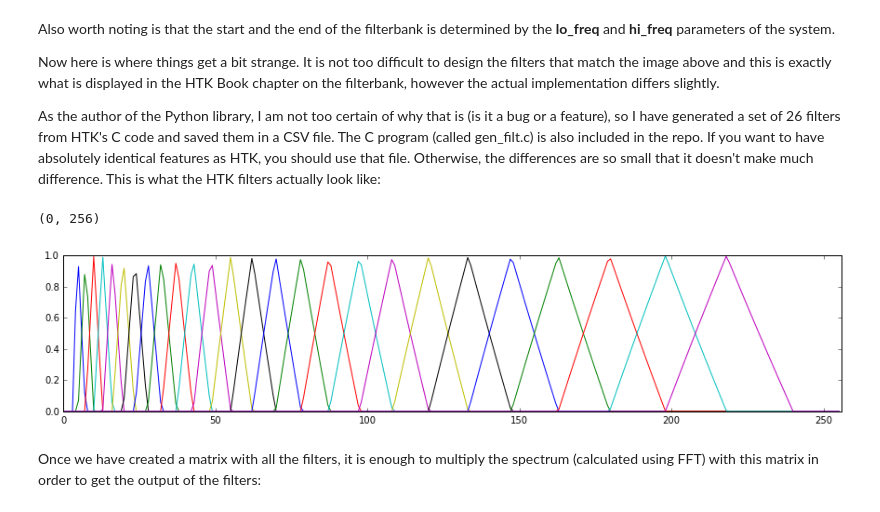
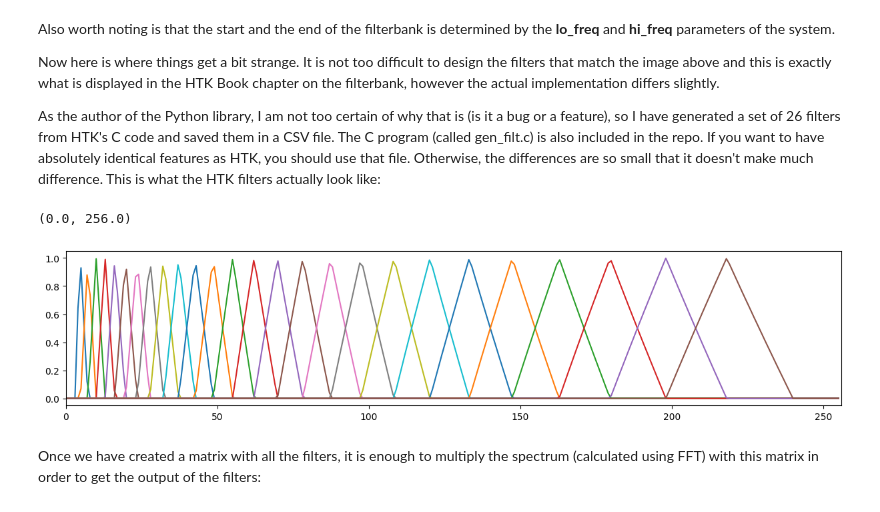
Before and after one commit to danijel3/PyHTK, a Jupyter notebook: notebooks/HTKFeaturesExplained.ipynb, the cells around one changed output. Cells and saved outputs as stored; diff of their text form; code cells hidden in the pictures.

```diff
--- a/notebooks/HTKFeaturesExplained.ipynb
+++ b/notebooks/HTKFeaturesExplained.ipynb
@@ -41,7 +39,7 @@ We will also plot the oscilogram and the spectrogram of the audio below.
 # %%
 mfcc=MFCC_HTK()
 
-signal = mfcc.load_raw_signal('../python-test/file.raw')
+signal = mfcc.load_raw_signal('../tests/file.raw')
 
 sig_len=signal.size/16000 #in seconds
 
@@ -255,15 +253,15 @@ slightly.
 
 As the author of the Python library, I am not too certain of why that is (is it a bug or a feature), so I have generated a set of 26 filters from HTK's C code and saved them in a CSV file. The C program (called gen_filt.c) is also included in the repo. If you want to have absolutely identical features as HTK, you should use that file. Otherwise, the differences are so small that it doesn't make much difference. This is what the HTK filters actually look like:
 # %%
-mfcc.load_filter('../python-test/filter.csv')
+mfcc.load_filter(Path("../tests/filter.csv"))
 
 P.figure(figsize=(15,3))
 for f in mfcc.filter_mat.T:
     P.plot(f)
 P.xlim(0,256)
 # %% [output]
-(0, 256)
+(0.0, 256.0)
-[figure, old version]
+[figure, new version]
 # %% [markdown]
 Once we have created a matrix with all the filters, it is enough to multiply the spectrum (calculated using FFT) with this matrix in order to get the output of the filters:
 # %%
```
Also changed, not shown: parts of 17 cells of this notebook, 1 other file.
